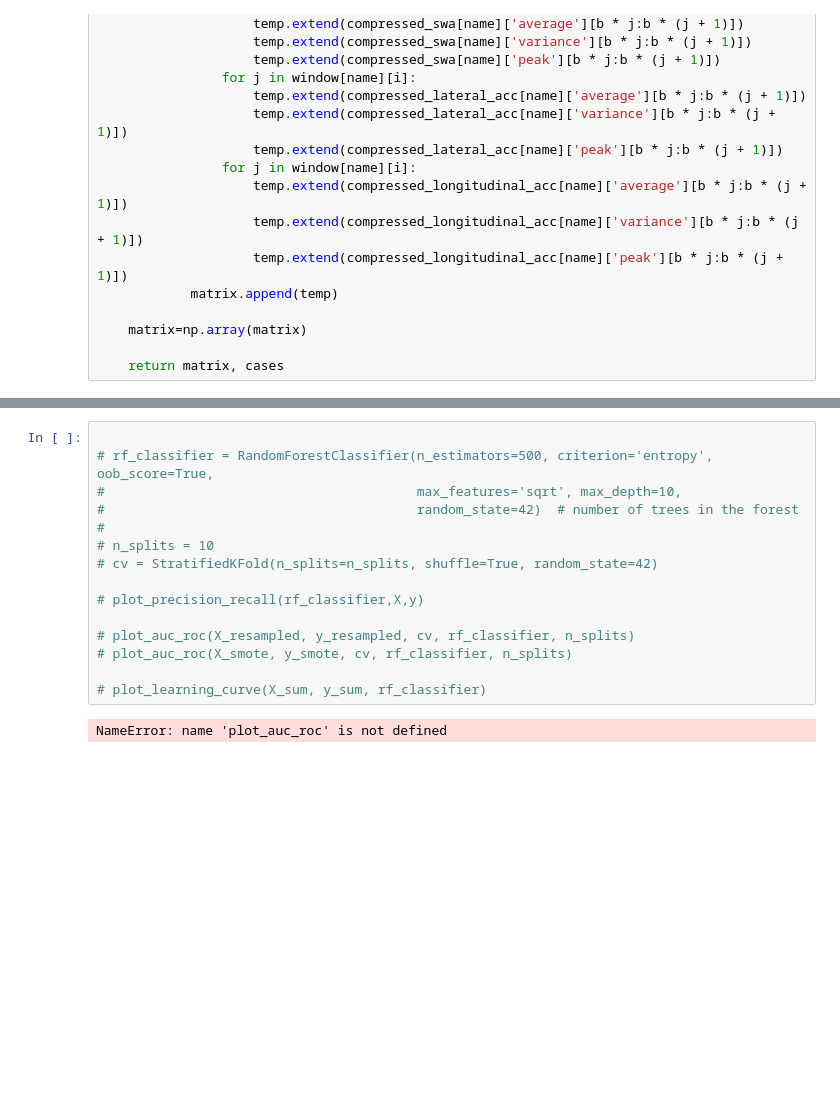
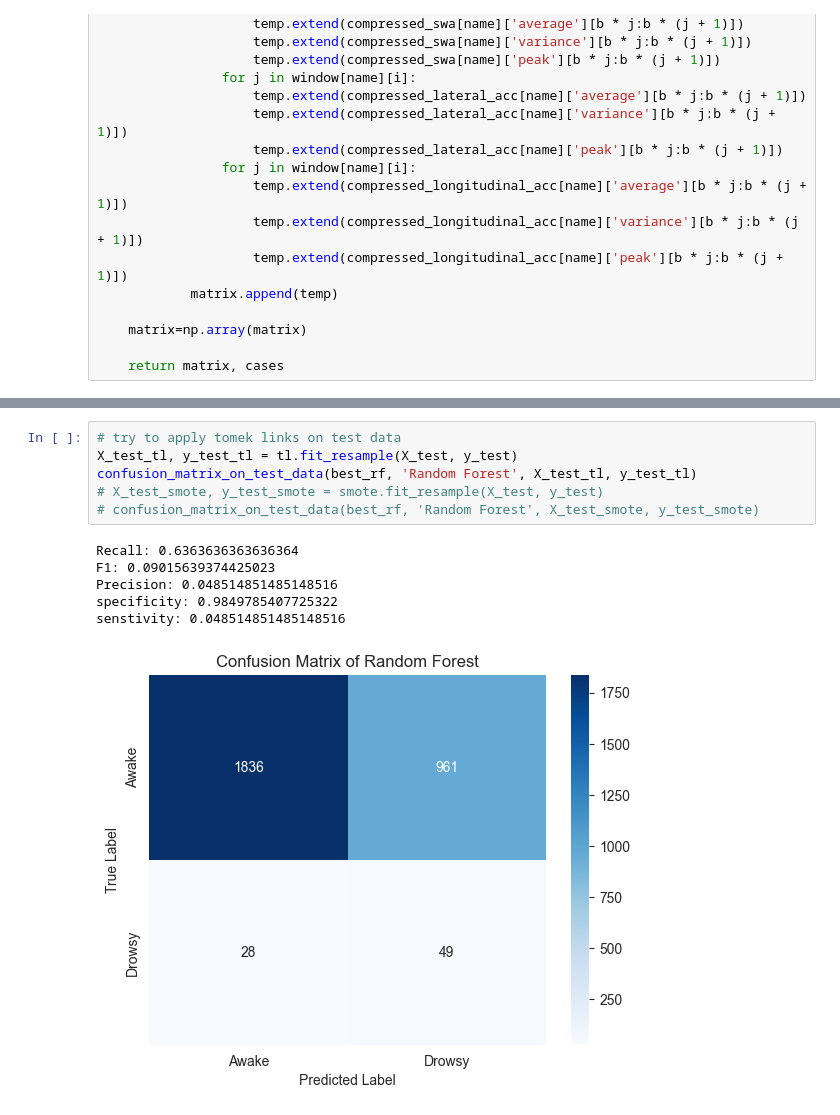
Before and after one commit to ruoqingz/drowsiness-monitoring-vehicle-data, a Jupyter notebook: Random_Forest.ipynb, the cells around one changed output, grey strips where cells are left out. Cells and saved outputs as stored; diff of their text form; blank space fills up the shorter version.

```diff
--- a/Random_Forest.ipynb
+++ b/Random_Forest.ipynb
@@ -283,17 +329,13 @@ Precision: 0.05652173913043478
 # %%
-
-# rf_classifier = RandomForestClassifier(n_estimators=500, criterion='entropy', oob_score=True,
-#                                        max_features='sqrt', max_depth=10,
-#                                        random_state=42)  # number of trees in the forest
-#
-# n_splits = 10
-# cv = StratifiedKFold(n_splits=n_splits, shuffle=True, random_state=42)
-
-# plot_precision_recall(rf_classifier,X,y)
-
-# plot_auc_roc(X_resampled, y_resampled, cv, rf_classifier, n_splits)
-# plot_auc_roc(X_smote, y_smote, cv, rf_classifier, n_splits)
-
-# plot_learning_curve(X_sum, y_sum, rf_classifier)
+# try to apply tomek links on test data
+X_test_tl, y_test_tl = tl.fit_resample(X_test, y_test)
+confusion_matrix_on_test_data(best_rf, 'Random Forest', X_test_tl, y_test_tl)
+# X_test_smote, y_test_smote = smote.fit_resample(X_test, y_test)
+# confusion_matrix_on_test_data(best_rf, 'Random Forest', X_test_smote, y_test_smote)
 # %% [output]
-NameError: name 'plot_auc_roc' is not defined
+Recall: 0.6363636363636364
+F1: 0.09015639374425023
+Precision: 0.048514851485148516
+specificity: 0.9849785407725322
+senstivity: 0.048514851485148516
+[figure, added]
```
Also changed, not shown: parts of 11 cells of this notebook.
